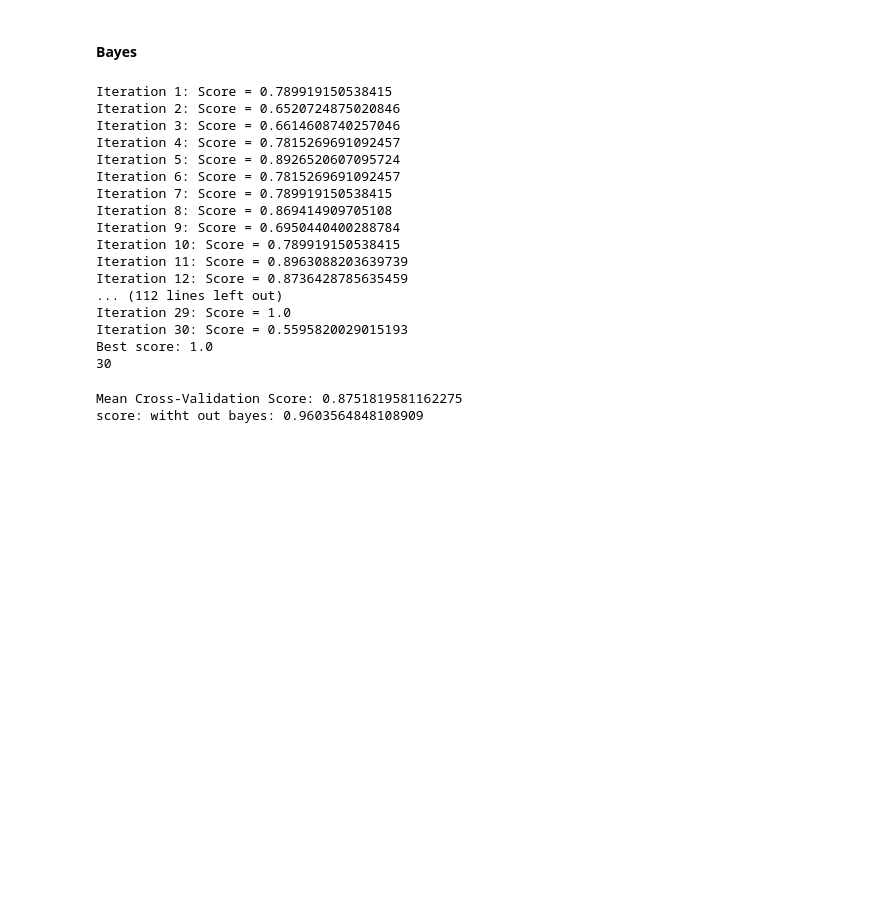
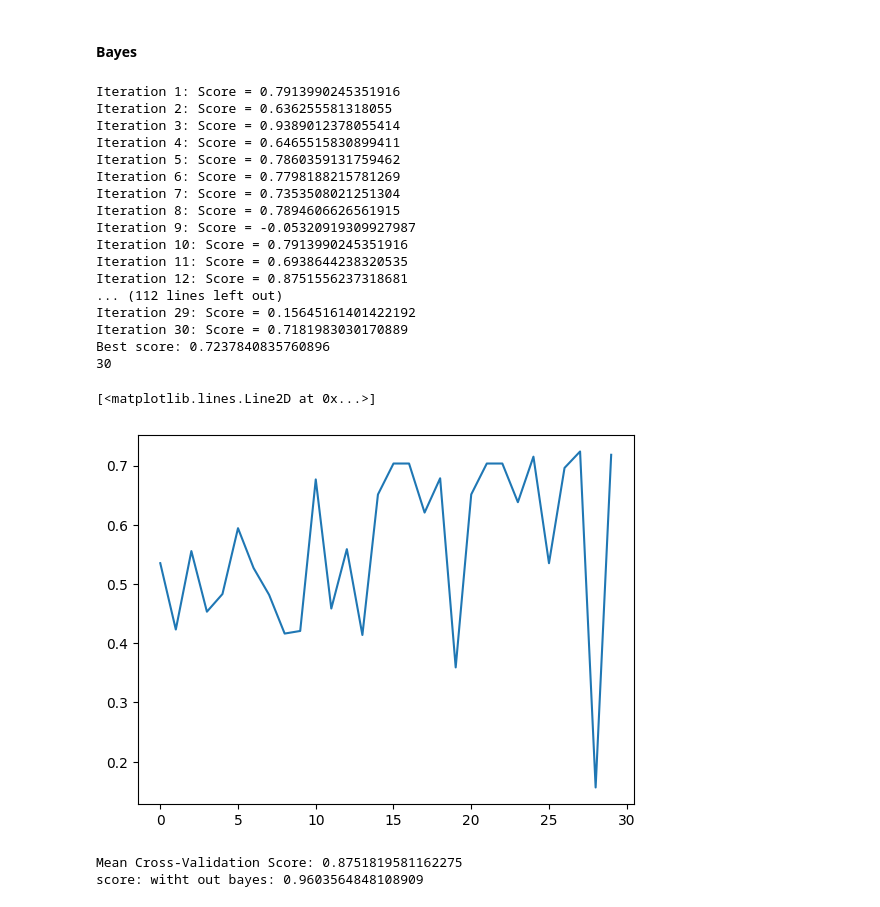
Before and after one commit to CJ4n/AutoML_HM1, a Jupyter notebook: solution.ipynb, the cells around one changed output. Saved outputs shown, nothing was run; the diff lists cells and outputs as text; code cells hidden in the pictures; blank space fills up the shorter version.

Commit message:
add ploting training history for bayes

```diff
--- a/solution.ipynb
+++ b/solution.ipynb
@@ -177,14 +175,15 @@ def find_optimal_bayes_config_for_each_dataset(
 # %%
 def configs_from_candidates(candidates, pipeline: Pipeline, train_datasets, retries):
     configs = []
-    for config in candidates:
-        for train in train_datasets:
-            for _ in range(retries):
-                cnf = get_bayes_config(
-                    pipeline, config[0][0], train[0], train[1], config[0][1]
-                )
-                configs.append(cnf)
-    return configs
+    history: List[List[float]] = []
+    for train in train_datasets:
+        cnf, iteration_scores = get_bayes_config(
+            pipeline, candidates[0], train[0], train[1], candidates[1]
+        )
+        configs.append(cnf)
+        history.append(iteration_scores)
+
+    return (configs, history)
 # %% [markdown]
 ### Load datasets
 # %%
@@ -517,47 +516,48 @@ Best Test Score: 0.7384572279225996
 #### Bayes
 # %%
 def get_bayes_config_candidates_decision_tree():
-    return [
-        [
-            (
-                {
-                    "model__ccp_alpha": Real(0.0, 1.0),
-                    "model__max_depth": Integer(1, 30),
-                    "model__min_samples_split": Integer(2, 60),
-                    "model__min_samples_leaf": Integer(1, 60),
-                },
-                30,
-            )
-        ],
-    ]
+    return (
+        {
+            "model__ccp_alpha": Real(0.0, 1.0),
+            "model__max_depth": Integer(1, 30),
+            "model__min_samples_split": Integer(2, 60),
+            "model__min_samples_leaf": Integer(1, 60),
+        },
+        30,
+    )
 # %%
 candidates = get_bayes_config_candidates_decision_tree()
 np.int = np.int64
 # calculate all configs
-configs = configs_from_candidates(
+configs, history = configs_from_candidates(
     candidates=candidates,
     pipeline=get_decision_tree_pipeline(),
     train_datasets=get_train_datasets(),
     retries=1,
 )
 # %% [output]
-Iteration 1: Score = 0.789919150538415
-Iteration 2: Score = 0.6520724875020846
-Iteration 3: Score = 0.6614608740257046
-Iteration 4: Score = 0.7815269691092457
-Iteration 5: Score = 0.8926520607095724
-Iteration 6: Score = 0.7815269691092457
-Iteration 7: Score = 0.789919150538415
-Iteration 8: Score = 0.869414909705108
-Iteration 9: Score = 0.6950440400288784
-Iteration 10: Score = 0.789919150538415
-Iteration 11: Score = 0.8963088203639739
-Iteration 12: Score = 0.8736428785635459
+Iteration 1: Score = 0.7913990245351916
+Iteration 2: Score = 0.636255581318055
+Iteration 3: Score = 0.9389012378055414
+Iteration 4: Score = 0.6465515830899411
+Iteration 5: Score = 0.7860359131759462
+Iteration 6: Score = 0.7798188215781269
+Iteration 7: Score = 0.7353508021251304
+Iteration 8: Score = 0.7894606626561915
+Iteration 9: Score = -0.05320919309927987
+Iteration 10: Score = 0.7913990245351916
+Iteration 11: Score = 0.6938644238320535
+Iteration 12: Score = 0.8751556237318681
 ... (112 lines left out)
-Iteration 29: Score = 1.0
-Iteration 30: Score = 0.5595820029015193
-Best score: 1.0
+Iteration 29: Score = 0.15645161401422192
+Iteration 30: Score = 0.7181983030170889
+Best score: 0.7237840835760896
 30
+# %%
+plt.plot(history[3])
+# %% [output]
+[<matplotlib.lines.Line2D at 0x...>]
+[figure, added]
 # %%
 # find optimal theta
 
```
Also changed, not shown: parts of 11 cells of this notebook.
